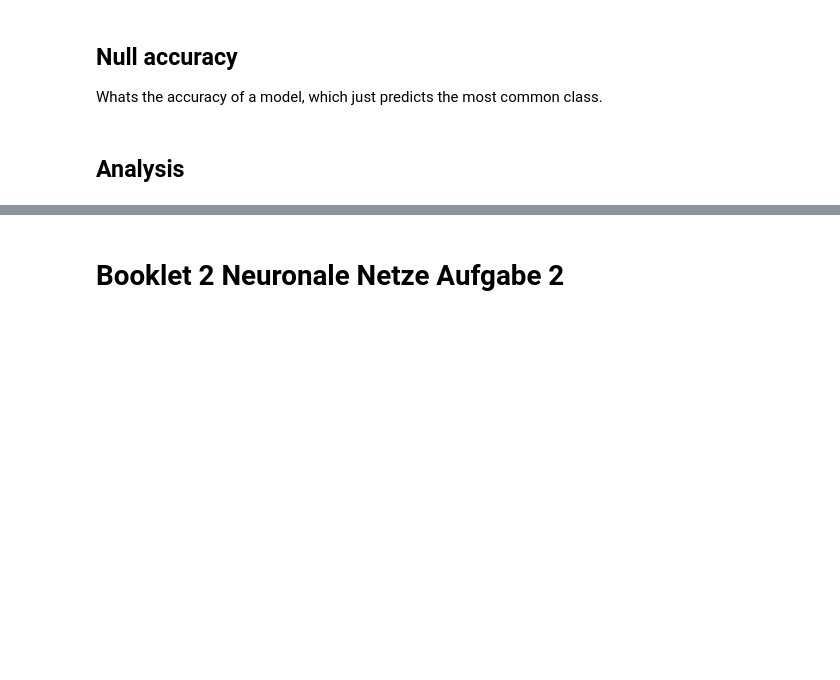
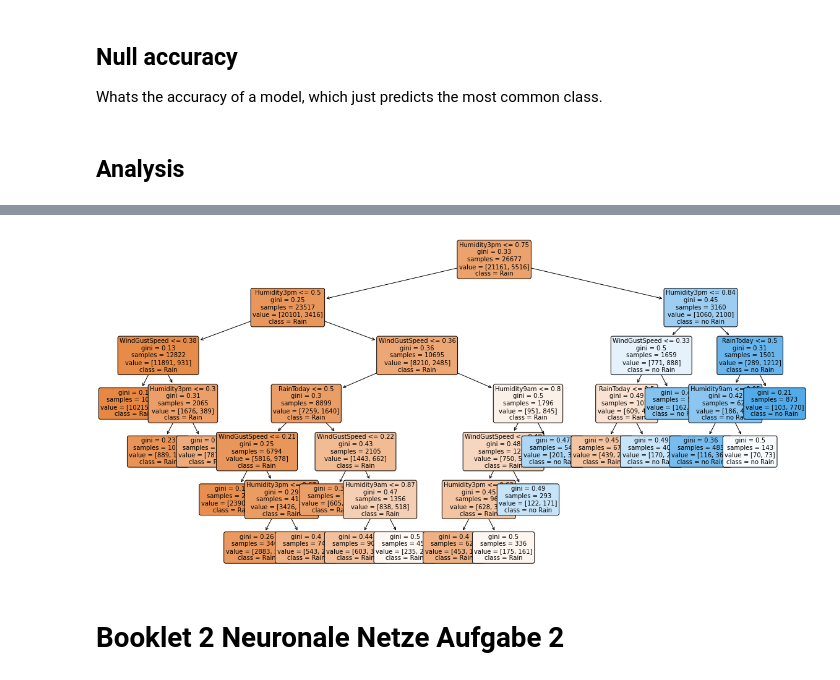
Before and after one commit to tobirohrer/data-mining, a Jupyter notebook: Tobi/Booklet1.ipynb, the cells around one changed output, grey strips where cells are left out. Saved outputs shown, nothing was run; the diff lists cells and outputs as text; code cells hidden in the pictures; blank space fills up the shorter version.

```diff
--- a/Tobi/Booklet1.ipynb
+++ b/Tobi/Booklet1.ipynb
@@ -372,3 +445,15 @@ eli5.show_weights(perm, feature_names = X_test.columns.tolist())
+# %%
+# Tamara
+fig, ax = plt.subplots(figsize = (20,10))
+tree.plot_tree(model, ax=ax,
+               feature_names=selected_columns,
+               class_names= ["Rain", "no Rain"],
+               filled = True,
+               rounded = True,
+               precision = 2,
+               fontsize = 10);
+# %% [output]
+[figure, added]
 # %% [markdown]
 # Booklet 2 Neuronale Netze Aufgabe 2
 # %% [markdown]
```
Also changed, not shown: parts of 12 cells of this notebook, 11 other files.
